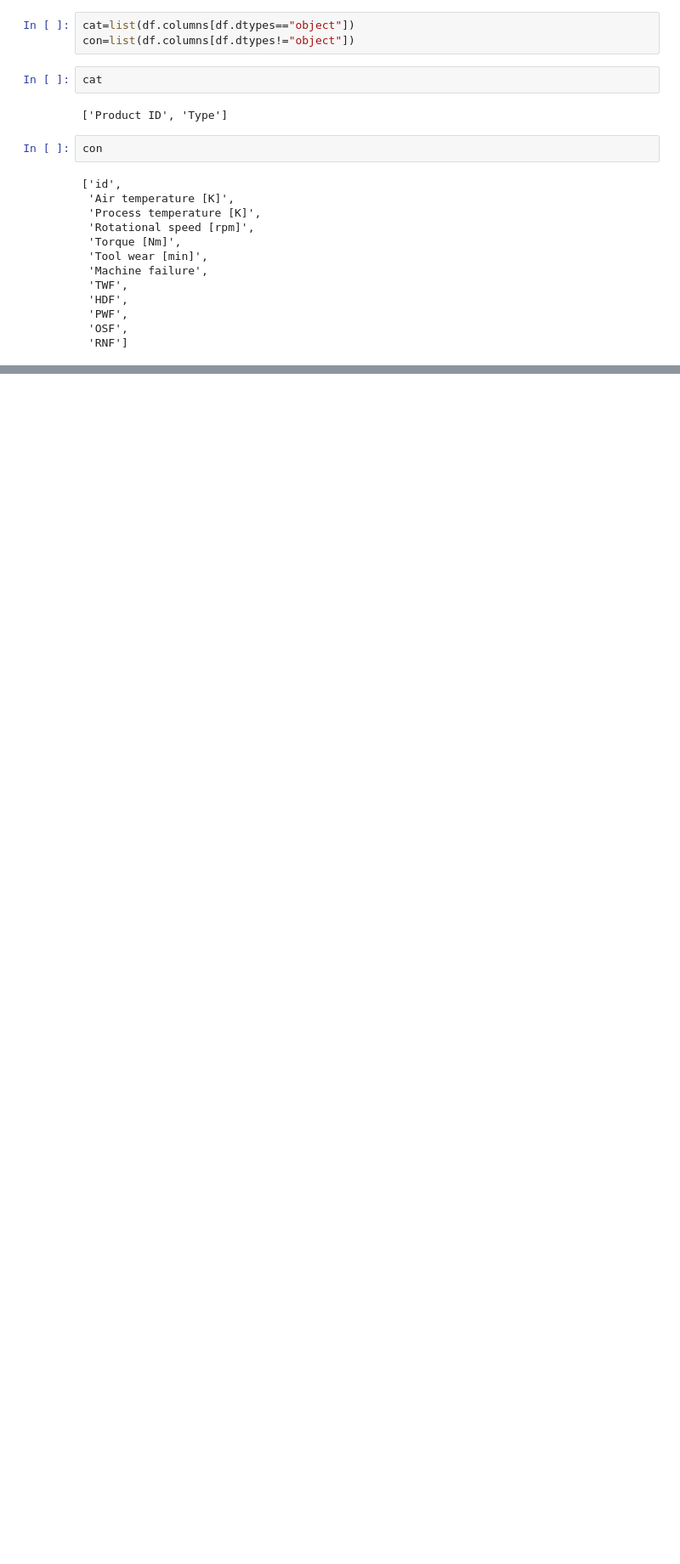
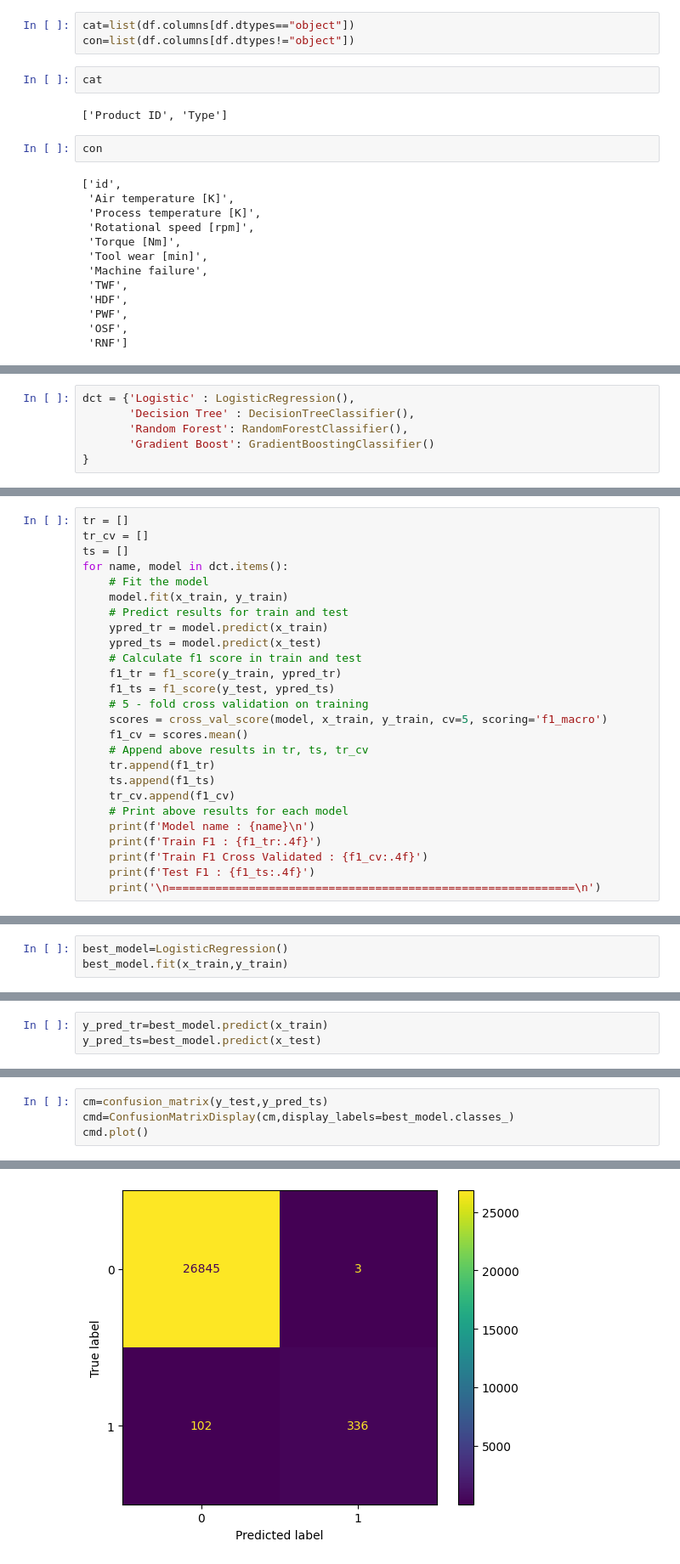
Before and after one commit to kulaish/VS-code-1, a Jupyter notebook: Machine failure project/MFP.ipynb, the cells around one changed output, grey strips where cells are left out. Shown at 85% size. Cells and saved outputs as stored; diff of their text form; blank space fills up the shorter version.

```diff
--- a/Machine failure project/MFP.ipynb
+++ b/Machine failure project/MFP.ipynb
@@ -78,0 +289,6 @@ con
+# %%
+dct = {'Logistic' : LogisticRegression(),
+       'Decision Tree' : DecisionTreeClassifier(),
+       'Random Forest': RandomForestClassifier(),
+       'Gradient Boost': GradientBoostingClassifier()
+}
@@ -78,0 +298,26 @@ con
+# %%
+tr = []
+tr_cv = []
+ts = []
+for name, model in dct.items():
+    # Fit the model
+    model.fit(x_train, y_train)
+    # Predict results for train and test
+    ypred_tr = model.predict(x_train)
+    ypred_ts = model.predict(x_test)
+    # Calculate f1 score in train and test
+    f1_tr = f1_score(y_train, ypred_tr)
+    f1_ts = f1_score(y_test, ypred_ts)
+    # 5 - fold cross validation on training
+    scores = cross_val_score(model, x_train, y_train, cv=5, scoring='f1_macro')
+    f1_cv = scores.mean()
+    # Append above results in tr, ts, tr_cv
+    tr.append(f1_tr)
+    ts.append(f1_ts)
+    tr_cv.append(f1_cv)
+    # Print above results for each model
+    print(f'Model name : {name}\n')
+    print(f'Train F1 : {f1_tr:.4f}')
+    print(f'Train F1 Cross Validated : {f1_cv:.4f}')
+    print(f'Test F1 : {f1_ts:.4f}')
+    print('\n=============================================================\n')
@@ -78,0 +369,3 @@ con
+# %%
+best_model=LogisticRegression()
+best_model.fit(x_train,y_train)
@@ -78,0 +384,3 @@ con
+# %%
+y_pred_tr=best_model.predict(x_train)
+y_pred_ts=best_model.predict(x_test)
@@ -78,0 +399,5 @@ con
+# %%
+cm=confusion_matrix(y_test,y_pred_ts)
+cmd=ConfusionMatrixDisplay(cm,display_labels=best_model.classes_)
+cmd.plot()
+# %% [output]
@@ -78,0 +405 @@ con
+[figure, added]
```
Also changed, not shown: parts of 79 cells of this notebook, 3 other files.
